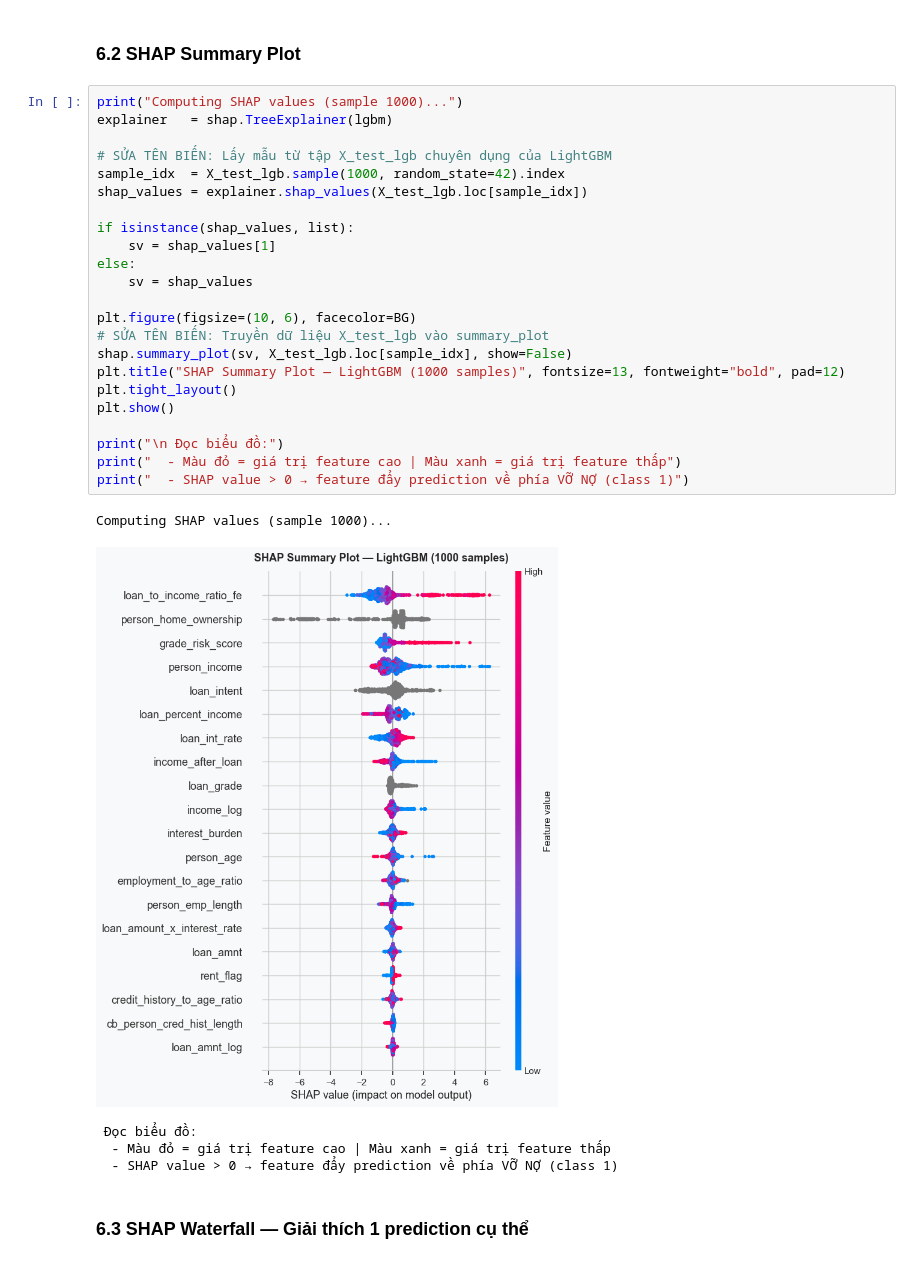
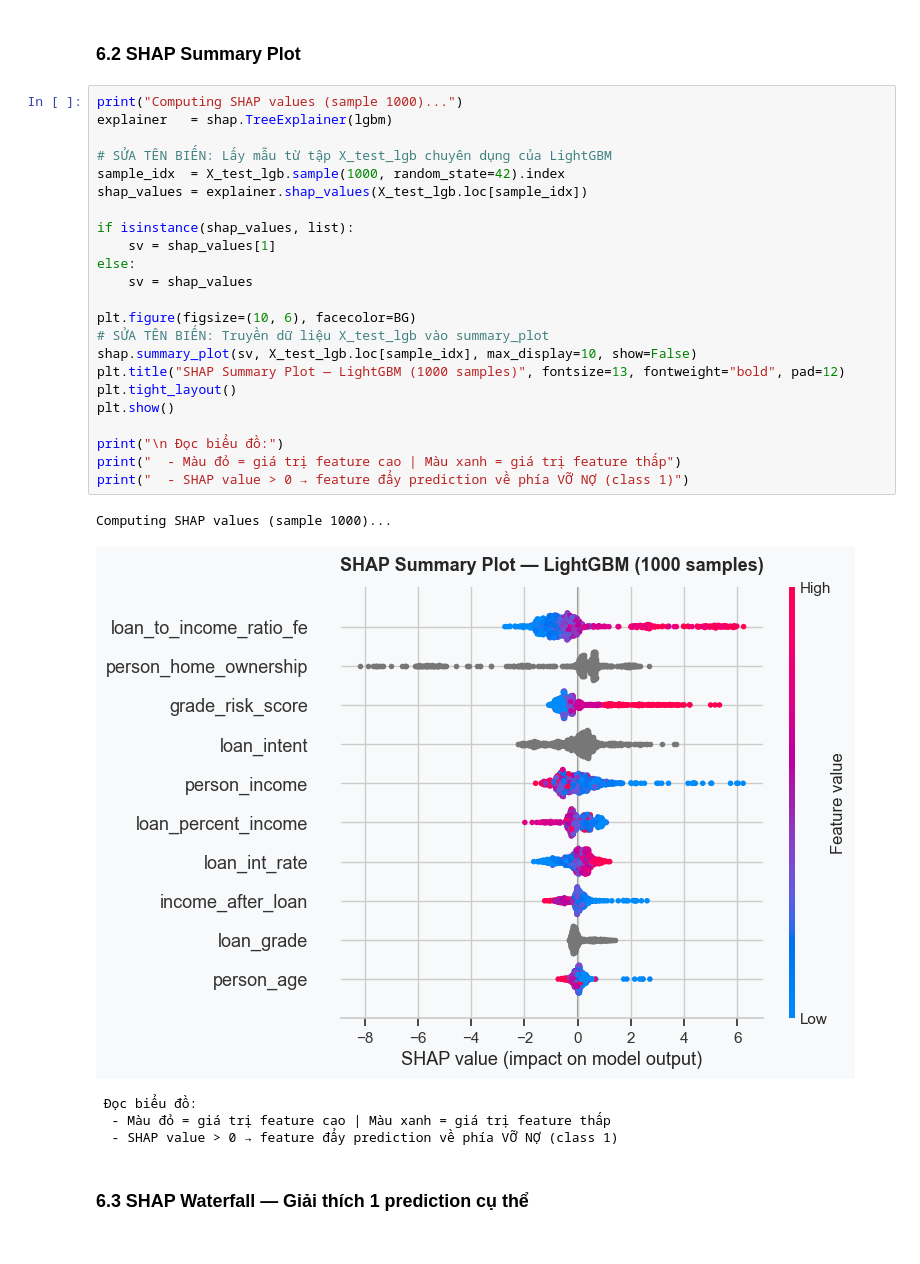
Before and after one commit to tranvanngan/Nhom-05-ML, a Jupyter notebook: CreditRiskPrediction.ipynb, the cells around one changed output. Cells and saved outputs as stored; diff of their text form.

Commit message:
update: add multi-seed run results and limit to 10 features for SHAP plot

```diff
--- a/CreditRiskPrediction.ipynb
+++ b/CreditRiskPrediction.ipynb
@@ -1225,29 +1104,29 @@ print("          Gain = mức giảm lỗi thực sự — thường tin cậy h
 # %%
 print("Computing SHAP values (sample 1000)...")
 explainer   = shap.TreeExplainer(lgbm)
 
 # SỬA TÊN BIẾN: Lấy mẫu từ tập X_test_lgb chuyên dụng của LightGBM
 sample_idx  = X_test_lgb.sample(1000, random_state=42).index
 shap_values = explainer.shap_values(X_test_lgb.loc[sample_idx])
 
 if isinstance(shap_values, list):
     sv = shap_values[1]
 else:
     sv = shap_values
 
 plt.figure(figsize=(10, 6), facecolor=BG)
 # SỬA TÊN BIẾN: Truyền dữ liệu X_test_lgb vào summary_plot
-shap.summary_plot(sv, X_test_lgb.loc[sample_idx], show=False)
+shap.summary_plot(sv, X_test_lgb.loc[sample_idx], max_display=10, show=False)
 plt.title("SHAP Summary Plot — LightGBM (1000 samples)", fontsize=13, fontweight="bold", pad=12)
 plt.tight_layout()
 plt.show()
 
 print("\n Đọc biểu đồ:")
 print("  - Màu đỏ = giá trị feature cao | Màu xanh = giá trị feature thấp")
 print("  - SHAP value > 0 → feature đẩy prediction về phía VỠ NỢ (class 1)")
 # %% [output]
 Computing SHAP values (sample 1000)...
-[figure, old version]
+[figure, new version]
  Đọc biểu đồ:
   - Màu đỏ = giá trị feature cao | Màu xanh = giá trị feature thấp
   - SHAP value > 0 → feature đẩy prediction về phía VỠ NỢ (class 1)
```
Also changed, not shown: parts of 27 cells of this notebook.
